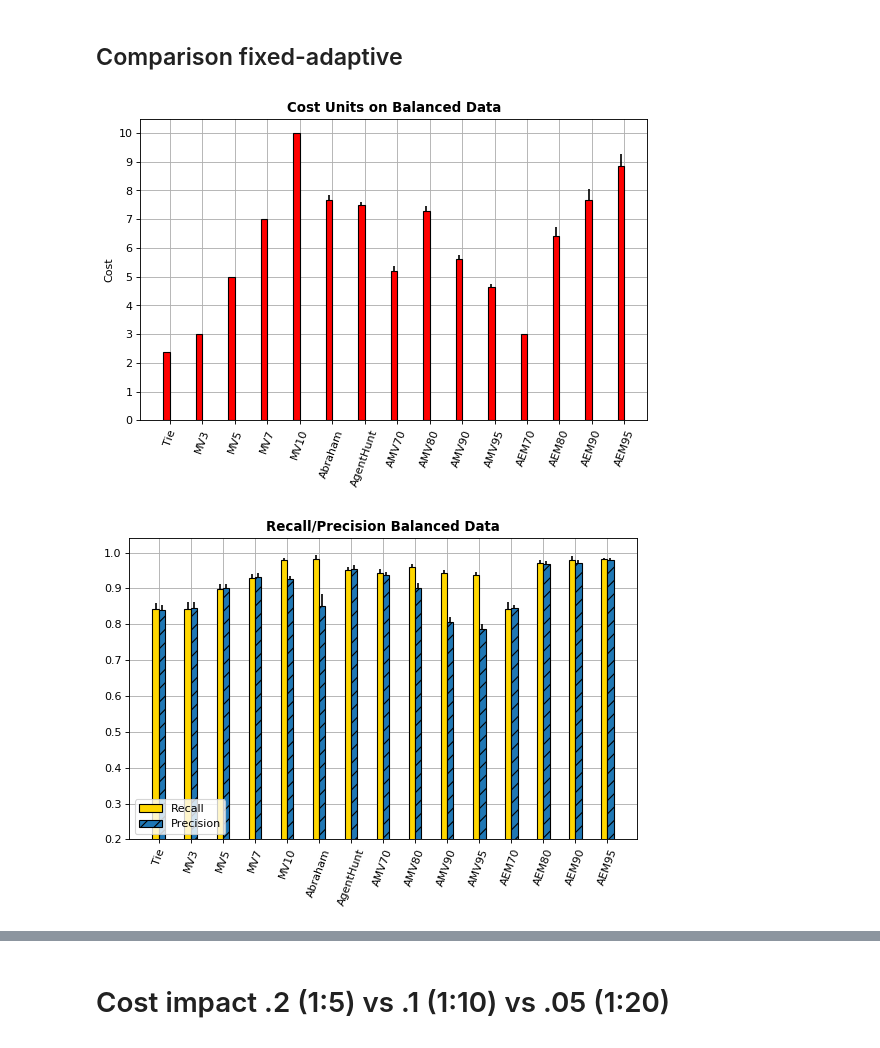
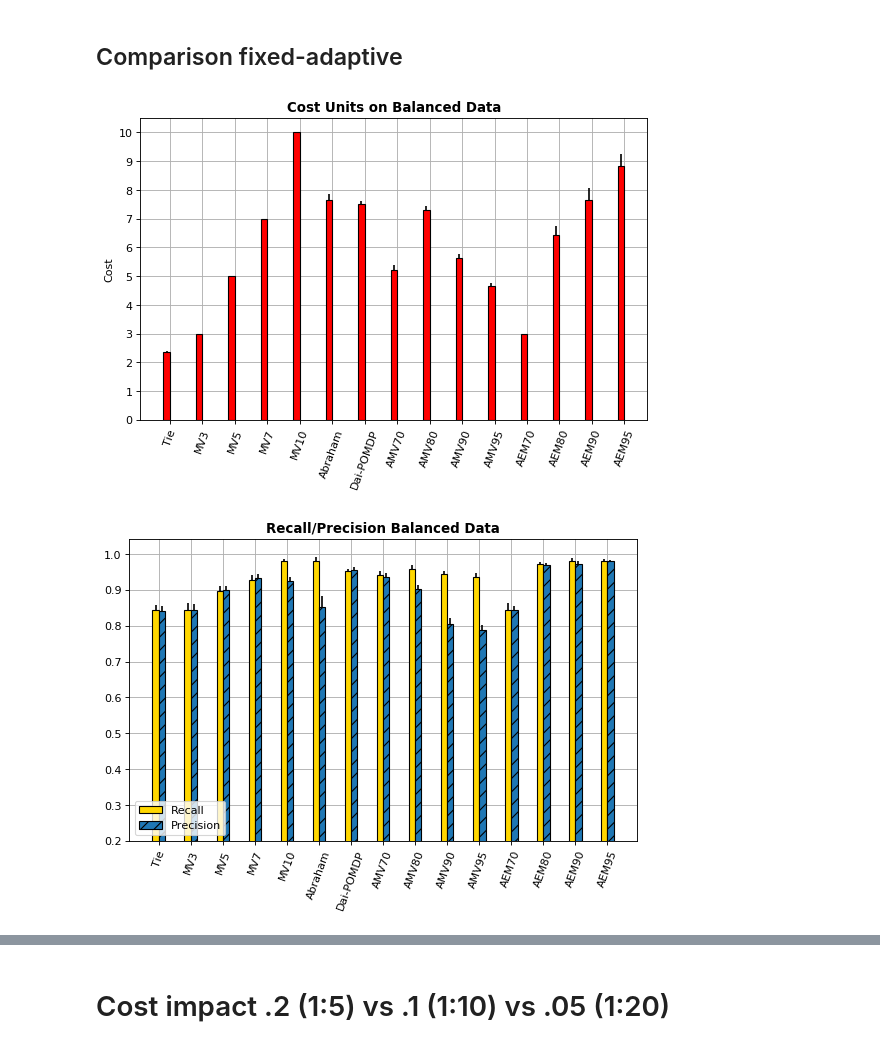
Before and after one commit to pmaglione/classification_model, a Jupyter notebook: charts.ipynb, the cells around one changed output, grey strips where cells are left out. Saved outputs shown, nothing was run; the diff lists cells and outputs as text; code cells hidden in the pictures.

```diff
--- a/charts.ipynb
+++ b/charts.ipynb
@@ -178,7 +178,7 @@ ind = np.arange(items)
 width = .2
 xticks_ind = ind + width / 2
 xticks_rotation = 70
-xticks_names = ('Tie', 'MV3', 'MV5', 'MV7', 'MV10', 'Abraham', 'AgentHunt', 'AMV70', 'AMV80', 'AMV90', 'AMV95', 'AEM70', 'AEM80', 'AEM90', 'AEM95')
+xticks_names = ('Tie', 'MV3', 'MV5', 'MV7', 'MV10', 'Abraham', 'Dai-POMDP', 'AMV70', 'AMV80', 'AMV90', 'AMV95', 'AEM70', 'AEM80', 'AEM90', 'AEM95')
 
 
 #Figure 1
@@ -251,32 +251,32 @@ plt.show()
 #4)
 plt.figure(num=4, figsize=(18, 10), dpi=80, facecolor='w', edgecolor='k')
 plt.subplots_adjust(bottom = .05)
 
 data_bal = 0.1
 mv = data_mv[data_mv['data_bal']==data_bal]
 tie = data_tie[data_tie['data_bal']==data_bal]
 abraham = data_abraham[data_abraham['data_bal']==data_bal][data_abraham['c']==abraham_c][data_abraham['e']==abraham_e]
 agenthunt = data_agenthunt[data_agenthunt['data_bal']==data_bal]
 adaptive_mv = adaptive[adaptive['class_fn']=='majority_voting'][adaptive['decision_fn']=='decision_function_mv'] \
 [adaptive['data_bal']==data_bal][adaptive['cost_ratio']==0.05]
 adaptive_bayes = adaptive[adaptive['class_fn']=='majority_voting'][adaptive['decision_fn']=='decision_function_bayes'] \
 [adaptive['data_bal']==data_bal][adaptive['cost_ratio']==0.05]
 
 datasets_print = [tie, mv, abraham, agenthunt, adaptive_mv, adaptive_bayes]
 
 plt.subplot(221)
 precision_mean, precision_std = get_approaches_results(datasets_print, "precision", "precision_std")
 recall_mean, recall_std = get_approaches_results(datasets_print, "recall", "recall_std")
 p1 = plt.bar(ind, recall_mean, width, yerr=recall_std, zorder=3, color='gold', edgecolor='black')
 p2 = plt.bar(ind+width, precision_mean, width, yerr=precision_std, zorder=3, edgecolor='black', hatch="//")
 plt.legend((p1[0], p2[1]), ('Recall', 'Precision'), loc=3)
 plt.title('Recall/Precision Unbalanced Data 10%', fontweight="bold")
 plt.xticks(xticks_ind, xticks_names, rotation=xticks_rotation)
 plt.grid(zorder=0)
 plt.yticks(np.arange(0,1.01,.1))
 plt.gca().set_ylim(bottom=0.2)
 plt.savefig("./charts/unbalanced_data_10_quality", bbox_inches = 'tight', pad_inches = 0)
 plt.show()
 # %% [output]
-[figure, old version]
+[figure, new version]
-[figure, old version]
+[figure, new version]
```
Also changed, not shown: parts of 3 cells of this notebook, 8 other files.
